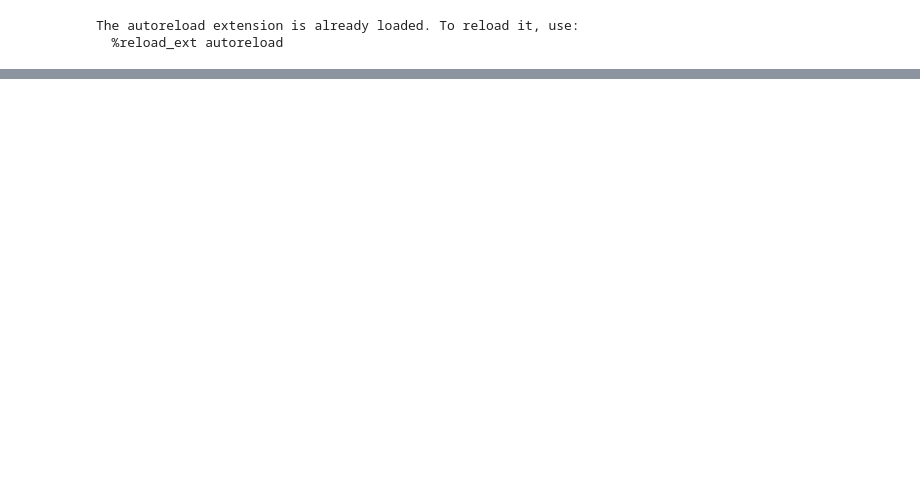
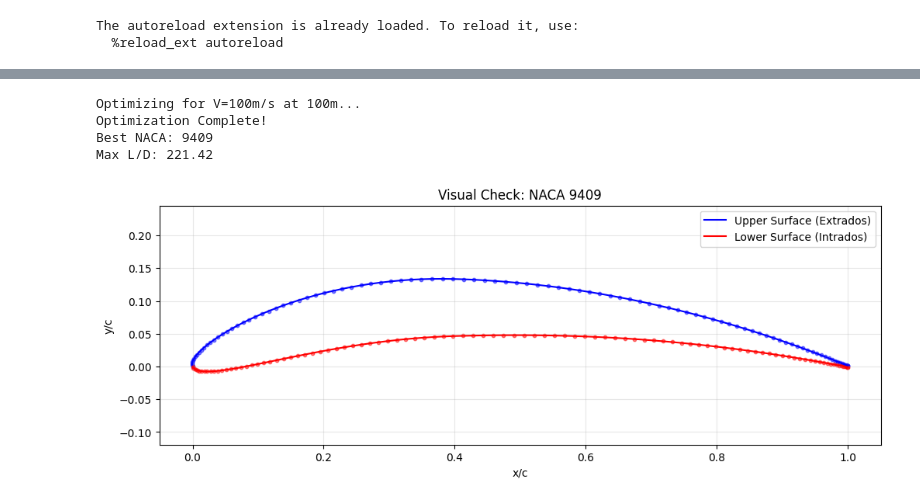
Before and after one commit to AntoineBert/Foil-Optimization-AI, a Jupyter notebook: notebooks/02_dataset_generate.ipynb, the cells around one changed output, grey strips where cells are left out. Drawn from its saved outputs; the diff is of its cells as text; code cells hidden in the pictures; blank space fills up the shorter version.

```diff
--- a/notebooks/02_dataset_generate.ipynb
+++ b/notebooks/02_dataset_generate.ipynb
@@ -17,0 +25,26 @@ The autoreload extension is already loaded. To reload it, use:
+# %%
+# Initialize the optimizer
+optimizer = AirfoilOptimizer(chord=0.5, alpha=5.0)
+
+# Define your target condition
+velocity = 100    # m/s
+altitude = 100  # meters
+
+print(f"Optimizing for V={velocity}m/s at {altitude}m...")
+
+# Run the optimization
+best_params, max_ld = optimizer.find_best_airfoil(velocity, altitude, n_trials=100)
+
+print(f"Optimization Complete!")
+print(f"Best NACA: {best_params['m']}{best_params['p']}{best_params['t']:02d}")
+print(f"Max L/D: {max_ld:.2f}")
+
+geo = AirfoilGeometry(n_points=100)
+
+geo.plot_naca4(m=best_params['m'], p=best_params['p'], t=best_params['t'])
+# %% [output]
+Optimizing for V=100m/s at 100m...
+Optimization Complete!
+Best NACA: 9409
+Max L/D: 221.42
+[figure, added]
```
Also changed, not shown: parts of 7 cells of this notebook, 9 other files.
